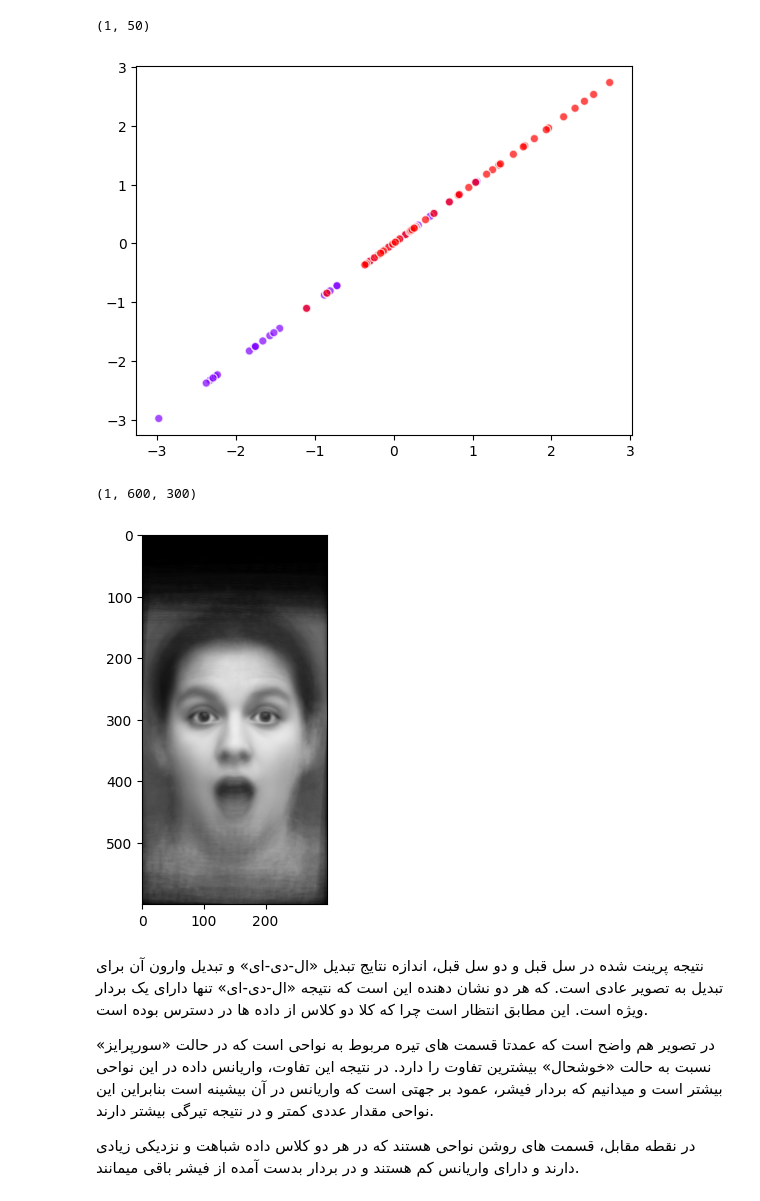
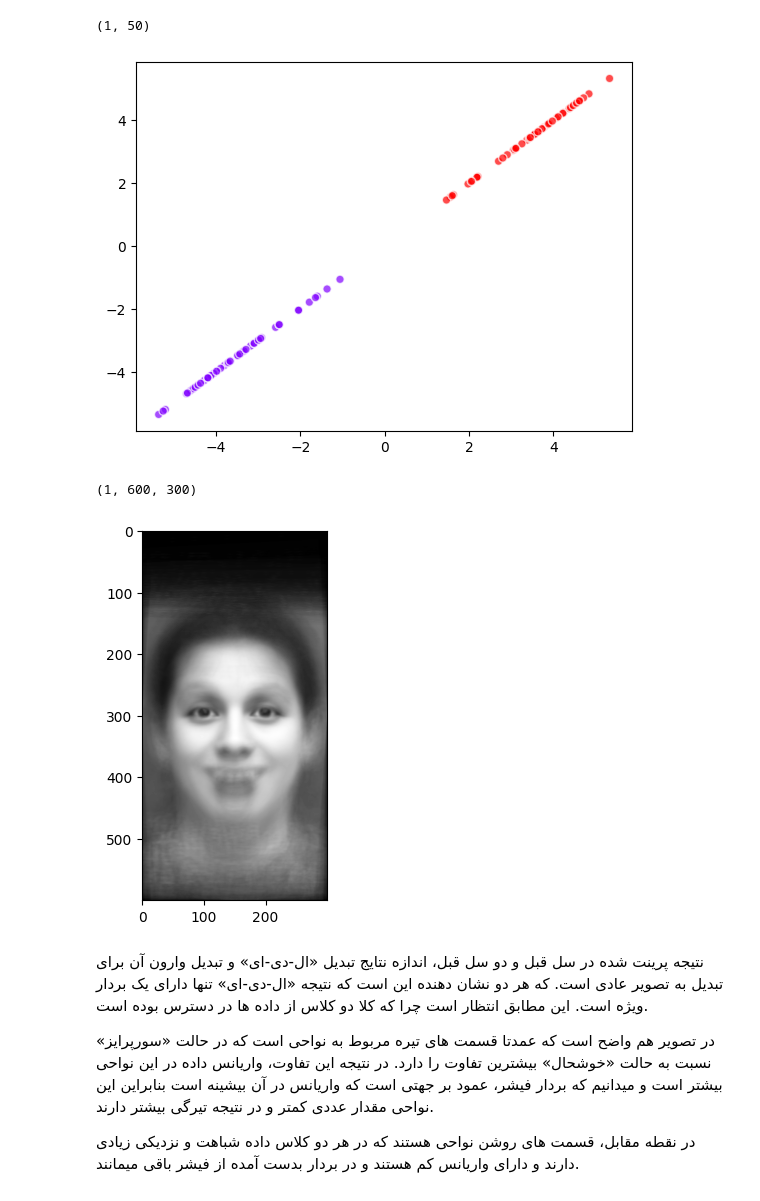
Before and after one commit to SaeedJazaeri/VisionLab, a Jupyter notebook: Lab3/Report.ipynb, the cells around one changed output. Drawn from its saved outputs; the diff is of its cells as text; code cells hidden in the pictures.

```diff
--- a/Lab3/Report.ipynb
+++ b/Lab3/Report.ipynb
@@ -9,7 +9,7 @@ import numpy as np
 
 
 surprise_path = "../Lab1/Cohn-Kanade/surprise/"
-happy_path = "../Lab1/Cohn-Kanade/surprise/"
+happy_path = "../Lab1/Cohn-Kanade/happy/"
 
 surprise_imgs = []
 happy_imgs = []
@@ -58,15 +58,15 @@ plt.scatter(
 print(scale_norm.T.shape)
 # %% [output]
 (1, 50)
-[figure, old version]
+[figure, new version]
 # %%
 reconstraced_pca = pca.inverse_transform(scale_norm.T)
 reconstraced_img = reconstraced_pca.reshape(reconstraced_pca.shape[0], X_train[0].shape[0], X_train[0].shape[1])
-plt.imshow(reconstraced_img[0], cmap = 'gray', vmin = 0, vmax = 255)
+plt.imshow(reconstraced_img[0], cmap = 'gray')
 print(reconstraced_img.shape)
 # %% [output]
 (1, 600, 300)
-[figure, old version]
+[figure, new version]
 # %% [markdown]
 نتیجه پرینت شده در سل قبل و دو سل قبل، اندازه نتایج تبدیل «ال-دی-ای» و تبدیل وارون آن برای تبدیل به تصویر عادی است.
 که هر دو نشان دهنده این است که نتیجه «ال-دی-ای» تنها دارای یک بردار ویژه است. این مطابق انتظار است چرا که کلا دو کلاس از داده ها در دسترس بوده است.
```
Also changed, not shown: parts of 3 cells of this notebook.
